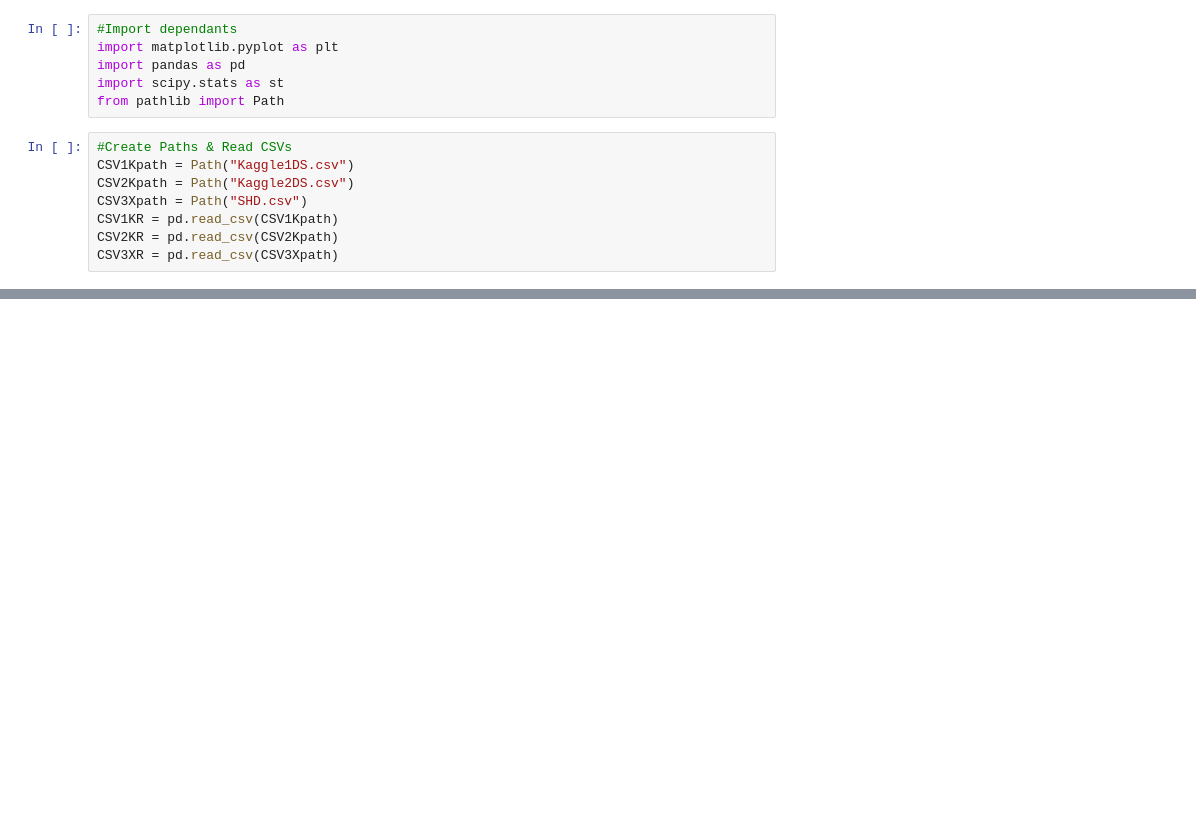
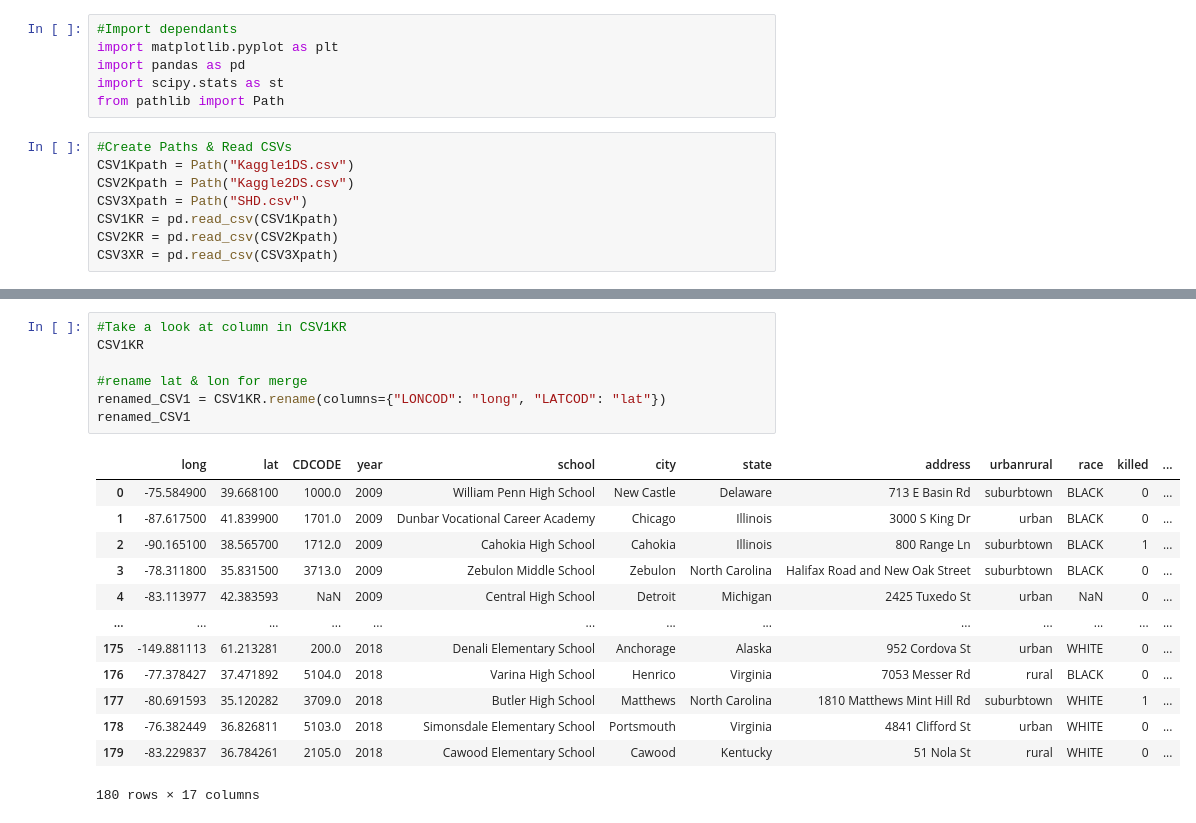
Before and after one commit to LeviEzra1/Project1_team4, a Jupyter notebook: Adriel_analysis/dataset_draft.ipynb, the cells around one changed output, grey strips where cells are left out. Saved outputs shown, nothing was run; the diff lists cells and outputs as text; blank space fills up the shorter version.

```diff
--- a/Adriel_analysis/dataset_draft.ipynb
+++ b/Adriel_analysis/dataset_draft.ipynb
@@ -15,2 +32,23 @@ CSV3XR = pd.read_csv(CSV3Xpath)
+# %%
+#Take a look at column in CSV1KR
+CSV1KR
+
+#rename lat & lon for merge
+renamed_CSV1 = CSV1KR.rename(columns={"LONCOD": "long", "LATCOD": "lat"})
+renamed_CSV1
+# %% [output]
+|  | long | lat | CDCODE | year | school | city | state | address | urbanrural | race | killed | ... |
+| 0 | -75.584900 | 39.668100 | 1000.0 | 2009 | William Penn High School | New Castle | Delaware | 713 E Basin Rd | suburbtown | BLACK | 0 | ... |
+| 1 | -87.617500 | 41.839900 | 1701.0 | 2009 | Dunbar Vocational Career Academy | Chicago | Illinois | 3000 S King Dr | urban | BLACK | 0 | ... |
+| 2 | -90.165100 | 38.565700 | 1712.0 | 2009 | Cahokia High School | Cahokia | Illinois | 800 Range Ln | suburbtown | BLACK | 1 | ... |
+| 3 | -78.311800 | 35.831500 | 3713.0 | 2009 | Zebulon Middle School | Zebulon | North Carolina | Halifax Road and New Oak Street | suburbtown | BLACK | 0 | ... |
+| 4 | -83.113977 | 42.383593 | NaN | 2009 | Central High School | Detroit | Michigan | 2425 Tuxedo St | urban | NaN | 0 | ... |
+| ... | ... | ... | ... | ... | ... | ... | ... | ... | ... | ... | ... | ... |
+| 175 | -149.881113 | 61.213281 | 200.0 | 2018 | Denali Elementary School | Anchorage | Alaska | 952 Cordova St | urban | WHITE | 0 | ... |
+| 176 | -77.378427 | 37.471892 | 5104.0 | 2018 | Varina High School | Henrico | Virginia | 7053 Messer Rd | rural | BLACK | 0 | ... |
+| 177 | -80.691593 | 35.120282 | 3709.0 | 2018 | Butler High School | Matthews | North Carolina | 1810 Matthews Mint Hill Rd | suburbtown | WHITE | 1 | ... |
+| 178 | -76.382449 | 36.826811 | 5103.0 | 2018 | Simonsdale Elementary School | Portsmouth | Virginia | 4841 Clifford St | urban | WHITE | 0 | ... |
+| 179 | -83.229837 | 36.784261 | 2105.0 | 2018 | Cawood Elementary School | Cawood | Kentucky | 51 Nola St | rural | WHITE | 0 | ... |
+180 rows × 17 columns
 # %%
 #Merge DataFrame Kaggle Dataframes
```
Also changed, not shown: parts of 13 cells of this notebook, 1 other file.
